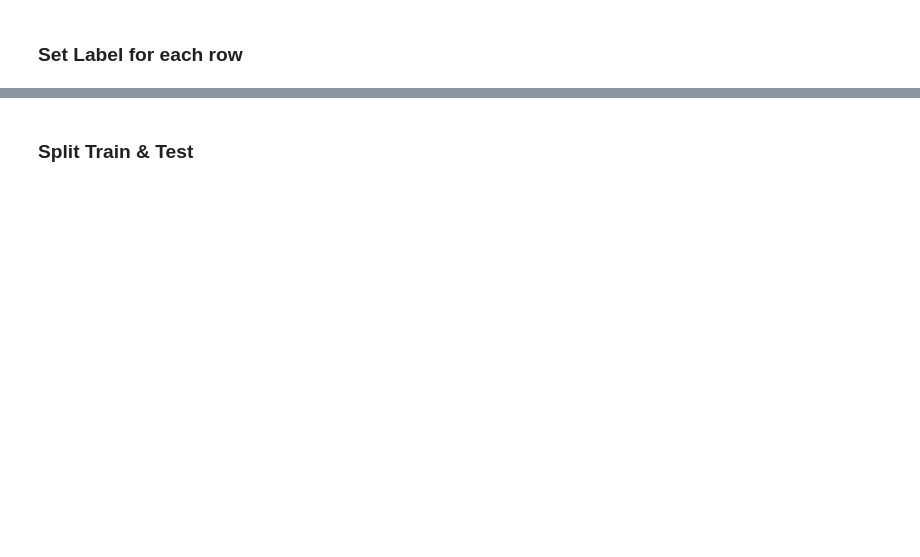
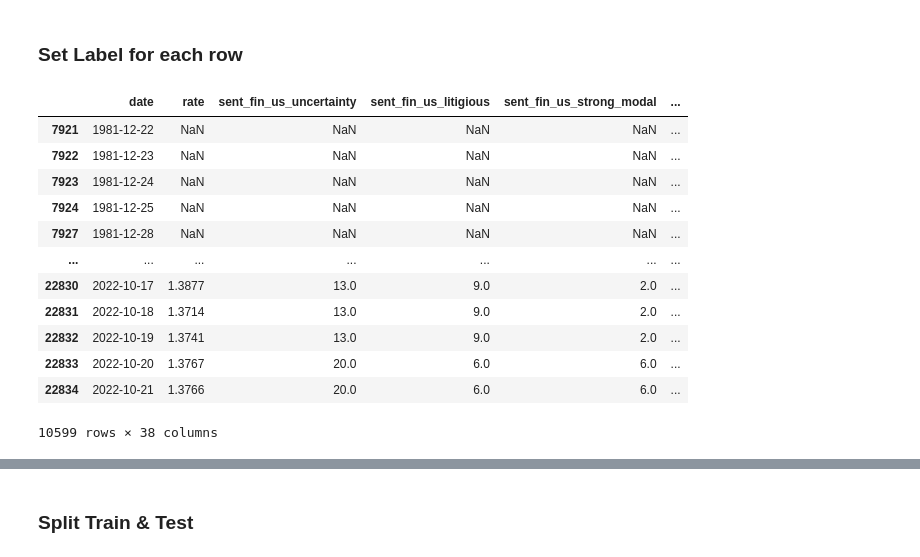
Before and after one commit to JSMarrocco/CHAMOAnalyticsDatathon2022, a Jupyter notebook: modeling/preprocessing.ipynb, the cells around one changed output, grey strips where cells are left out. Cells and saved outputs as stored; diff of their text form; code cells hidden in the pictures; blank space fills up the shorter version.

```diff
--- a/modeling/preprocessing.ipynb
+++ b/modeling/preprocessing.ipynb
@@ -19,17 +24,30 @@ df_master.head()
 ### Set Label for each row
 # %%
 df_master['y_exp'] = np.full(df_master.shape[0], -1)
-
 for i, row in df_master.iterrows():
     try:
         two_weeks_from_current_date = datetime.datetime.strptime(row.date, "%Y-%m-%d") + datetime.timedelta(weeks=2)
-
         futur_rate = list(df_master.loc[df_master['date'] == str(two_weeks_from_current_date.date())].rate)[0]
         df_master.loc[i, 'y_exp' ] = futur_rate
     except:
         break
 
 df_master = df_master.loc[df_master.y_exp >= 0]
+df_master
+# %% [output]
+|  | date | rate | sent_fin_us_uncertainty | sent_fin_us_litigious | sent_fin_us_strong_modal | ... |
+| 7921 | 1981-12-22 | NaN | NaN | NaN | NaN | ... |
+| 7922 | 1981-12-23 | NaN | NaN | NaN | NaN | ... |
+| 7923 | 1981-12-24 | NaN | NaN | NaN | NaN | ... |
+| 7924 | 1981-12-25 | NaN | NaN | NaN | NaN | ... |
+| 7927 | 1981-12-28 | NaN | NaN | NaN | NaN | ... |
+| ... | ... | ... | ... | ... | ... | ... |
+| 22830 | 2022-10-17 | 1.3877 | 13.0 | 9.0 | 2.0 | ... |
+| 22831 | 2022-10-18 | 1.3714 | 13.0 | 9.0 | 2.0 | ... |
+| 22832 | 2022-10-19 | 1.3741 | 13.0 | 9.0 | 2.0 | ... |
+| 22833 | 2022-10-20 | 1.3767 | 20.0 | 6.0 | 6.0 | ... |
+| 22834 | 2022-10-21 | 1.3766 | 20.0 | 6.0 | 6.0 | ... |
+10599 rows × 38 columns
 # %%
 df_master= df_master.dropna()
 df_master= df_master.reset_index(drop=True)
```
Also changed, not shown: parts of 11 cells of this notebook.
